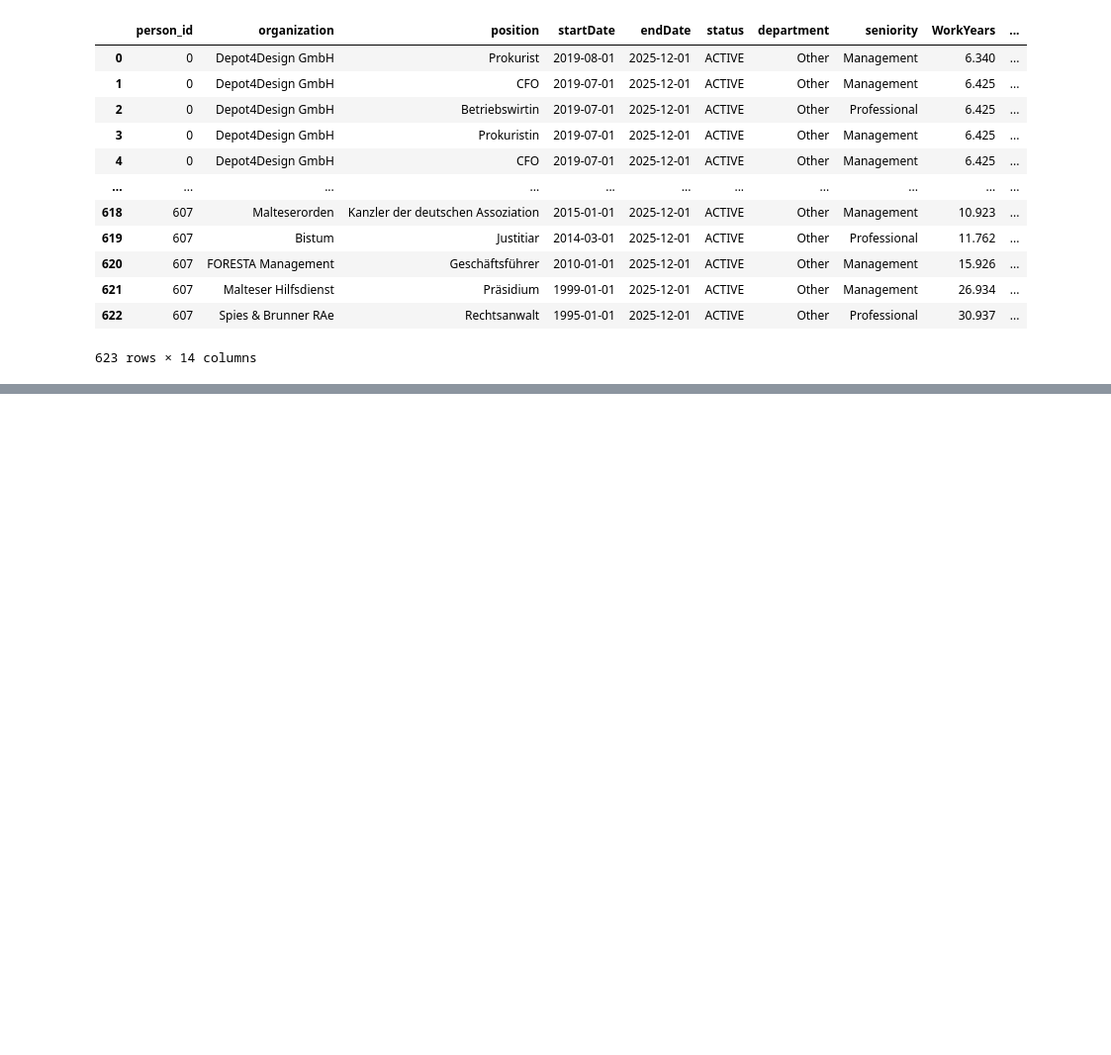
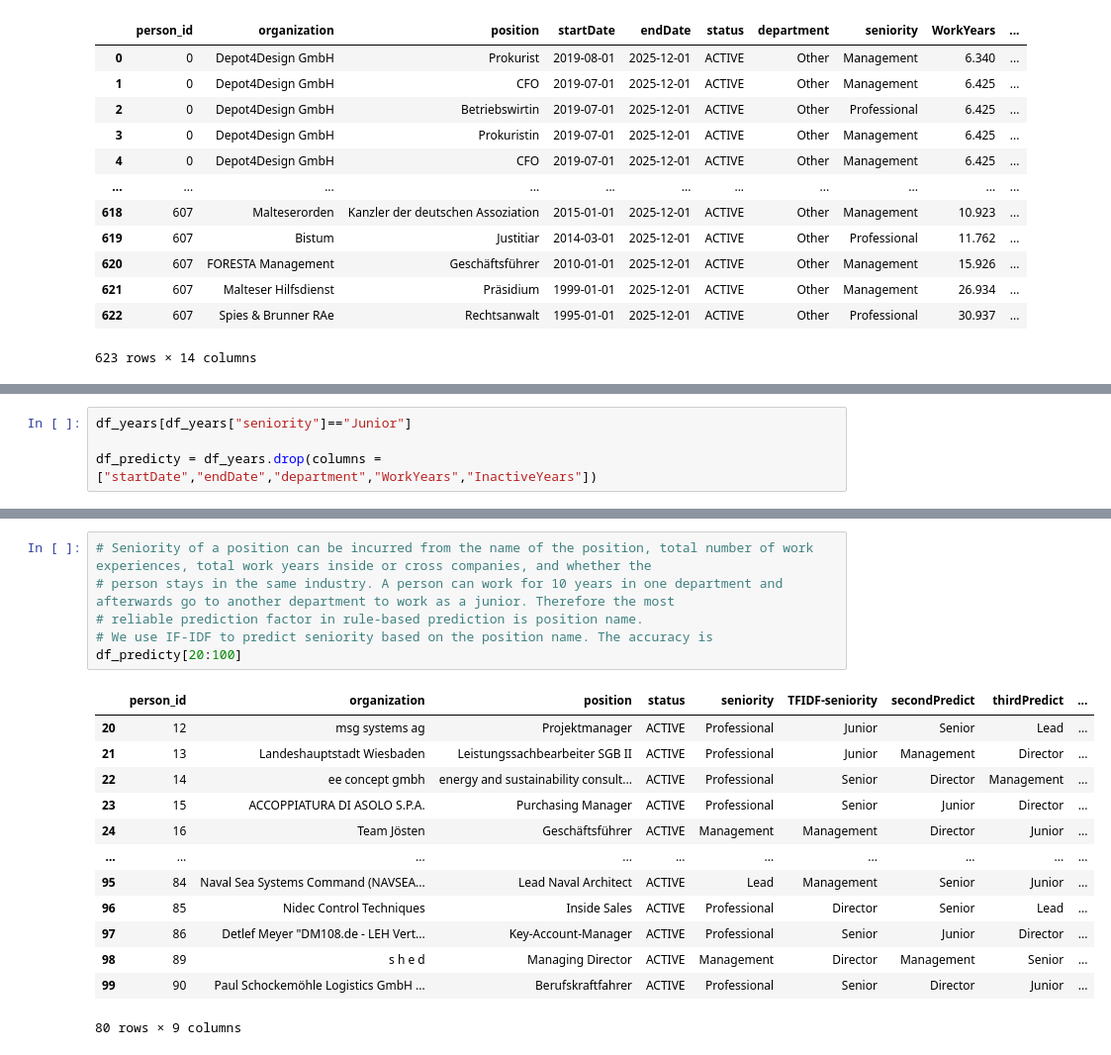
Before and after one commit to E-tech-coder/DataScienceCapstoneProject, a Jupyter notebook: RuleBasedSeniority.ipynb, the cells around one changed output, grey strips where cells are left out. Shown: that part at 99% size. Saved outputs shown, nothing was run; the diff lists cells and outputs as text; blank space fills up the shorter version.

```diff
--- a/RuleBasedSeniority.ipynb
+++ b/RuleBasedSeniority.ipynb
@@ -303,0 +330,4 @@ df_years
+# %%
+df_years[df_years["seniority"]=="Junior"]
+
+df_predicty = df_years.drop(columns = ["startDate","endDate","department","WorkYears","InactiveYears"])
@@ -303,0 +349,20 @@ df_years
+# %%
+# Seniority of a position can be incurred from the name of the position, total number of work experiences, total work years inside or cross companies, and whether the
+# person stays in the same industry. A person can work for 10 years in one department and afterwards go to another department to work as a junior. Therefore the most
+# reliable prediction factor in rule-based prediction is position name.
+# We use IF-IDF to predict seniority based on the position name. The accuracy is
+df_predicty[20:100]
+# %% [output]
+|  | person_id | organization | position | status | seniority | TFIDF-seniority | secondPredict | thirdPredict | ... |
+| 20 | 12 | msg systems ag | Projektmanager | ACTIVE | Professional | Junior | Senior | Lead | ... |
+| 21 | 13 | Landeshauptstadt Wiesbaden | Leistungssachbearbeiter SGB II | ACTIVE | Professional | Junior | Management | Director | ... |
+| 22 | 14 | ee concept gmbh | energy and sustainability consult... | ACTIVE | Professional | Senior | Director | Management | ... |
+| 23 | 15 | ACCOPPIATURA DI ASOLO S.P.A. | Purchasing Manager | ACTIVE | Professional | Senior | Junior | Director | ... |
+| 24 | 16 | Team Jösten | Geschäftsführer | ACTIVE | Management | Management | Director | Junior | ... |
+| ... | ... | ... | ... | ... | ... | ... | ... | ... | ... |
+| 95 | 84 | Naval Sea Systems Command (NAVSEA... | Lead Naval Architect | ACTIVE | Lead | Management | Senior | Junior | ... |
+| 96 | 85 | Nidec Control Techniques | Inside Sales | ACTIVE | Professional | Director | Senior | Lead | ... |
+| 97 | 86 | Detlef Meyer "DM108.de - LEH Vert... | Key-Account-Manager | ACTIVE | Professional | Senior | Junior | Director | ... |
+| 98 | 89 | s h e d | Managing Director | ACTIVE | Management | Director | Management | Senior | ... |
+| 99 | 90 | Paul Schockemöhle Logistics GmbH ... | Berufskraftfahrer | ACTIVE | Professional | Senior | Director | Junior | ... |
+80 rows × 9 columns
```
Also changed, not shown: parts of 9 cells of this notebook.
